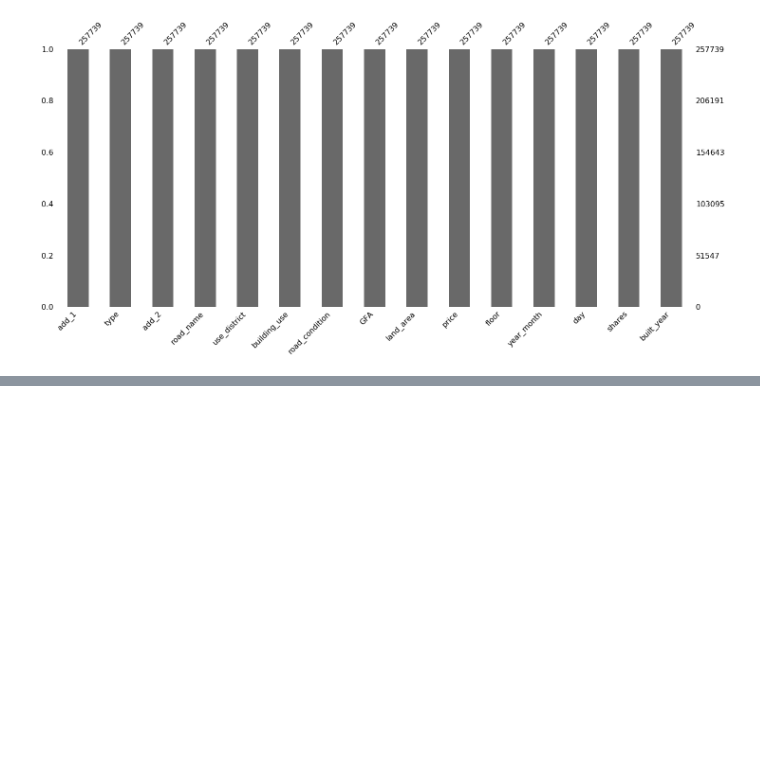
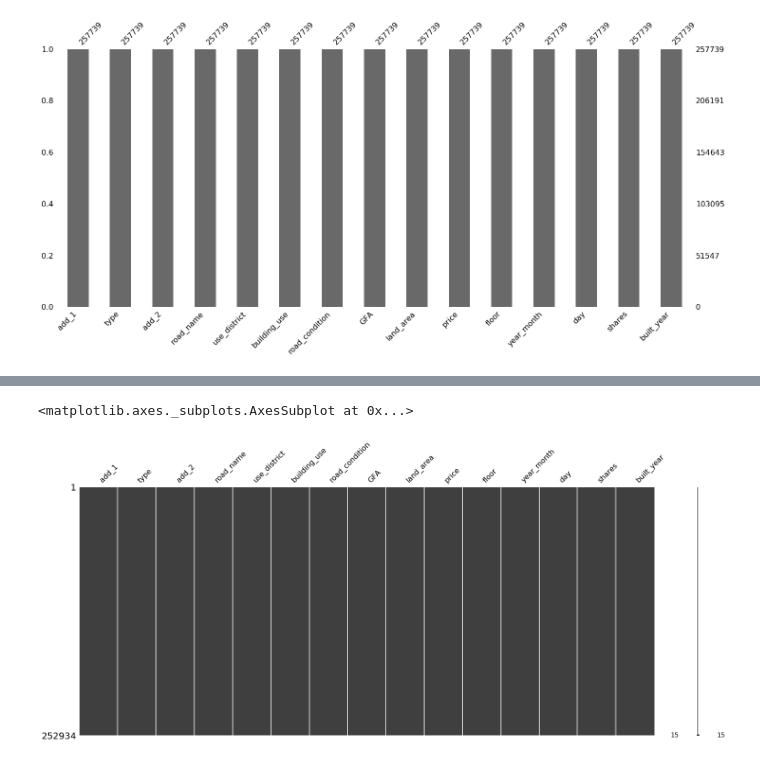
Before and after one commit to Choah/Public_data_EDA, a Jupyter notebook: 05_EDA_COMMERCE.ipynb, the cells around one changed output, grey strips where cells are left out. Drawn from its saved outputs; the diff is of its cells as text; code cells hidden in the pictures; blank space fills up the shorter version.

```diff
--- a/05_EDA_COMMERCE.ipynb
+++ b/05_EDA_COMMERCE.ipynb
@@ -534,0 +795,5 @@ dataset.describe()
+# %%
+missingno.matrix(f)
+# %% [output]
+<matplotlib.axes._subplots.AxesSubplot at 0x...>
+[figure, added]
```
Also changed, not shown: parts of 50 cells of this notebook.
